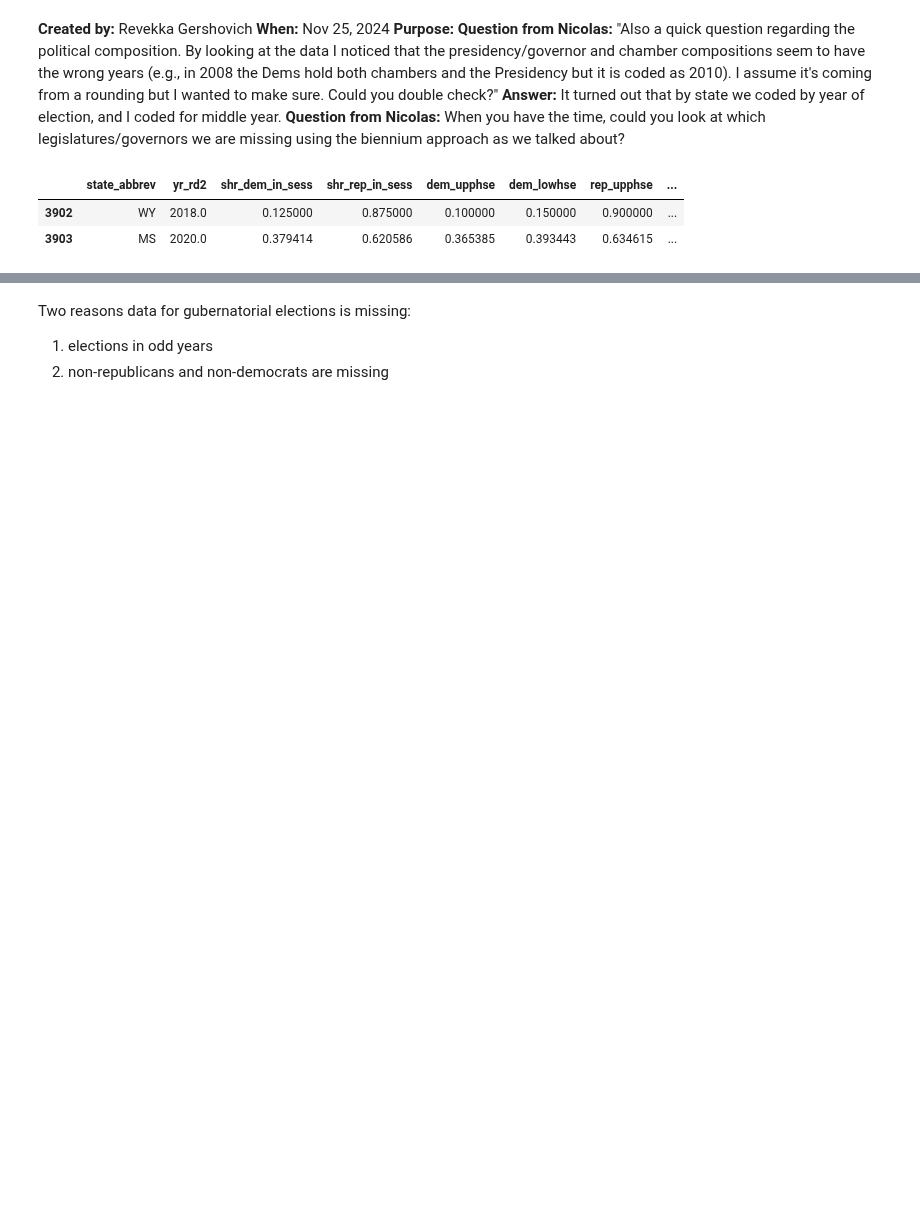
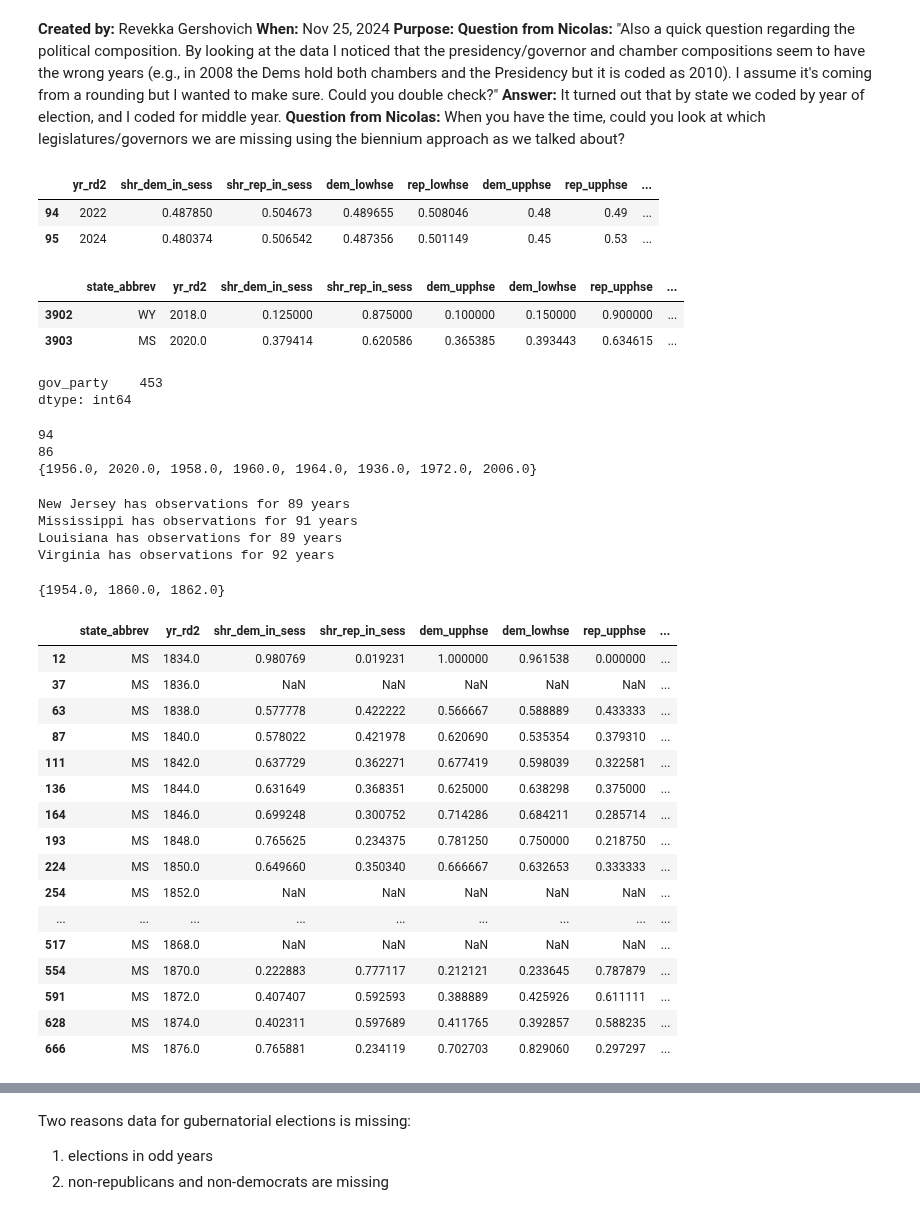
Before and after one commit to batShimon/similarity_data, a Jupyter notebook: fixingPoliticalComposition.ipynb, the cells around one changed output, grey strips where cells are left out. Saved outputs shown, nothing was run; the diff lists cells and outputs as text; code cells hidden in the pictures; blank space fills up the shorter version.

```diff
--- a/fixingPoliticalComposition.ipynb
+++ b/fixingPoliticalComposition.ipynb
@@ -24,3 +27,9 @@ fed_df = pd.read_csv(path.join(data_dir, "federal_political_composition.csv"))
+# %%
+fed_df.tail(2)
+# %% [output]
+|  | yr_rd2 | shr_dem_in_sess | shr_rep_in_sess | dem_lowhse | rep_lowhse | dem_upphse | rep_upphse | ... |
+| 94 | 2022 | 0.487850 | 0.504673 | 0.489655 | 0.508046 | 0.48 | 0.49 | ... |
+| 95 | 2024 | 0.480374 | 0.506542 | 0.487356 | 0.501149 | 0.45 | 0.53 | ... |
 # %%
 state_df.tail(2)
 # %% [output]
@@ -28,5 +37,56 @@ state_df.tail(2)
 | 3902 | WY | 2018.0 | 0.125000 | 0.875000 | 0.100000 | 0.150000 | 0.900000 | ... |
 | 3903 | MS | 2020.0 | 0.379414 | 0.620586 | 0.365385 | 0.393443 | 0.634615 | ... |
 # %%
-state_df[['dem_upphse', 'dem_lowhse', 'gov_party']].isnull().sum()
-missing_rows = state_df[state_df[['dem_upphse', 'dem_lowhse', 'gov_party']].isnull().any(axis=1)]
+# state_df[['dem_upphse', 'dem_lowhse', 'gov_party']].isnull().sum()
+print(state_df[['gov_party']].isnull().sum())
+missing_rows = state_df[state_df[['gov_party']].isnull().any(axis=1)]
+# %% [output]
+gov_party    453
+dtype: int64
+# %%
+print(state_df['yr_rd2'].nunique())
+print(missing_rows['yr_rd2'].nunique())
+print(set(state_df['yr_rd2'].unique()) - set(missing_rows['yr_rd2'].unique()))
+# print(missing_rows['yr_rd2'].value_counts())
+# %% [output]
+94
+86
+{1956.0, 2020.0, 1958.0, 1960.0, 1964.0, 1936.0, 1972.0, 2006.0}
+# %%
+nj_df = state_df[state_df['state_abbrev'] == 'NJ']
+ms_df = state_df[state_df['state_abbrev'] == 'MS']
+la_df = state_df[state_df['state_abbrev'] == 'LA']
+va_df = state_df[state_df['state_abbrev'] == 'VA']
+print(f"New Jersey has observations for {nj_df['yr_rd2'].nunique()} years")
+print(f"Mississippi has observations for {ms_df['yr_rd2'].nunique()} years")
+print(f"Louisiana has observations for {la_df['yr_rd2'].nunique()} years")
+print(f"Virginia has observations for {va_df['yr_rd2'].nunique()} years")
+# %% [output]
+New Jersey has observations for 89 years
+Mississippi has observations for 91 years
+Louisiana has observations for 89 years
+Virginia has observations for 92 years
+# %%
+print(set(state_df['yr_rd2'].unique()) - set(ms_df['yr_rd2'].unique()))
+# %% [output]
+{1954.0, 1860.0, 1862.0}
+# %%
+ms_df.head(20)
+# %% [output]
+|  | state_abbrev | yr_rd2 | shr_dem_in_sess | shr_rep_in_sess | dem_upphse | dem_lowhse | rep_upphse | ... |
+| 12 | MS | 1834.0 | 0.980769 | 0.019231 | 1.000000 | 0.961538 | 0.000000 | ... |
+| 37 | MS | 1836.0 | NaN | NaN | NaN | NaN | NaN | ... |
+| 63 | MS | 1838.0 | 0.577778 | 0.422222 | 0.566667 | 0.588889 | 0.433333 | ... |
+| 87 | MS | 1840.0 | 0.578022 | 0.421978 | 0.620690 | 0.535354 | 0.379310 | ... |
+| 111 | MS | 1842.0 | 0.637729 | 0.362271 | 0.677419 | 0.598039 | 0.322581 | ... |
+| 136 | MS | 1844.0 | 0.631649 | 0.368351 | 0.625000 | 0.638298 | 0.375000 | ... |
+| 164 | MS | 1846.0 | 0.699248 | 0.300752 | 0.714286 | 0.684211 | 0.285714 | ... |
+| 193 | MS | 1848.0 | 0.765625 | 0.234375 | 0.781250 | 0.750000 | 0.218750 | ... |
+| 224 | MS | 1850.0 | 0.649660 | 0.350340 | 0.666667 | 0.632653 | 0.333333 | ... |
+| 254 | MS | 1852.0 | NaN | NaN | NaN | NaN | NaN | ... |
+| ... | ... | ... | ... | ... | ... | ... | ... | ... |
+| 517 | MS | 1868.0 | NaN | NaN | NaN | NaN | NaN | ... |
+| 554 | MS | 1870.0 | 0.222883 | 0.777117 | 0.212121 | 0.233645 | 0.787879 | ... |
+| 591 | MS | 1872.0 | 0.407407 | 0.592593 | 0.388889 | 0.425926 | 0.611111 | ... |
+| 628 | MS | 1874.0 | 0.402311 | 0.597689 | 0.411765 | 0.392857 | 0.588235 | ... |
+| 666 | MS | 1876.0 | 0.765881 | 0.234119 | 0.702703 | 0.829060 | 0.297297 | ... |
```
Also changed, not shown: parts of 24 cells of this notebook.
